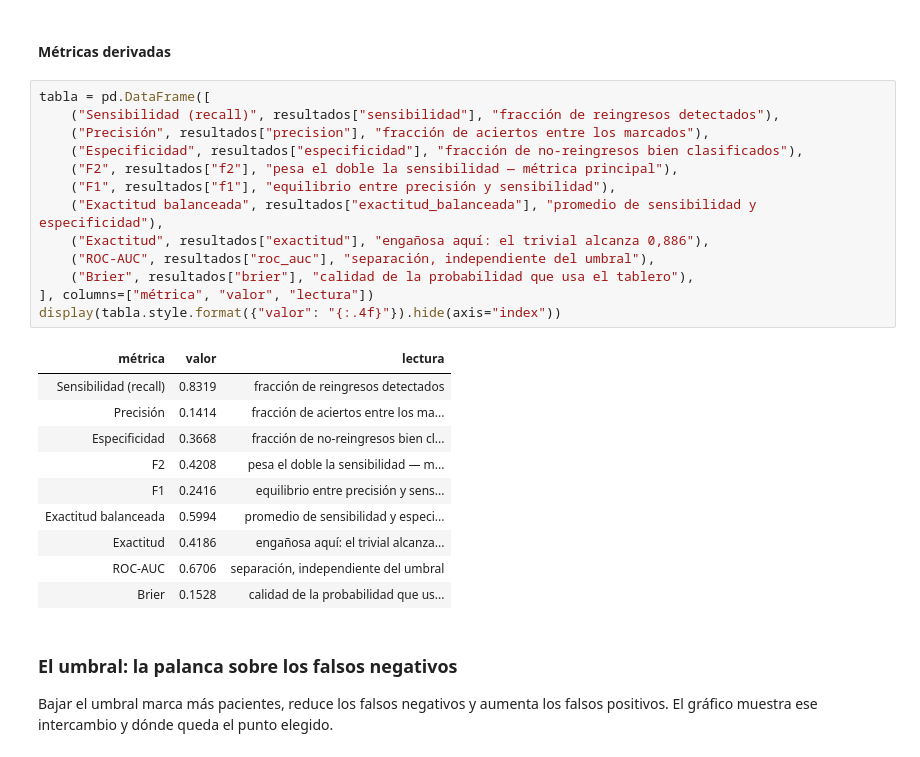
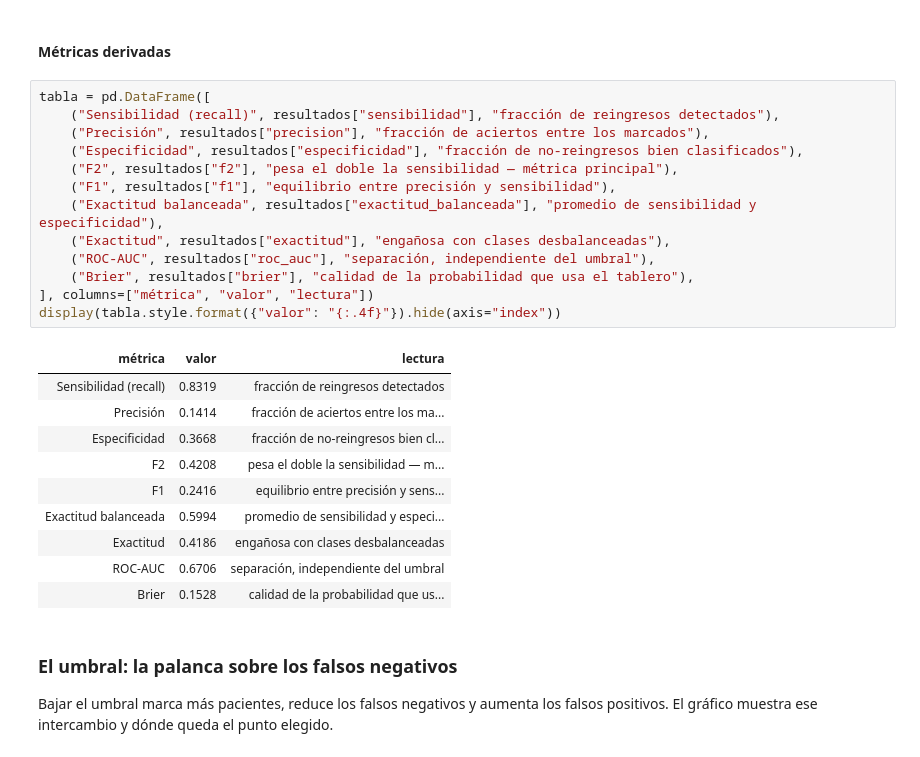
Before and after one commit to katterine2558/maia-pds-microproyecto-api, a Jupyter notebook: notebooks/modelos.ipynb, the cells around one changed output. Saved outputs shown, nothing was run; the diff lists cells and outputs as text.

```diff
--- a/notebooks/modelos.ipynb
+++ b/notebooks/modelos.ipynb
@@ -284,25 +284,25 @@ Seguimientos programados : 12,989  (65.5% de los egresos)
 # %%
 tabla = pd.DataFrame([
     ("Sensibilidad (recall)", resultados["sensibilidad"], "fracción de reingresos detectados"),
     ("Precisión", resultados["precision"], "fracción de aciertos entre los marcados"),
     ("Especificidad", resultados["especificidad"], "fracción de no-reingresos bien clasificados"),
     ("F2", resultados["f2"], "pesa el doble la sensibilidad — métrica principal"),
     ("F1", resultados["f1"], "equilibrio entre precisión y sensibilidad"),
     ("Exactitud balanceada", resultados["exactitud_balanceada"], "promedio de sensibilidad y especificidad"),
-    ("Exactitud", resultados["exactitud"], "engañosa aquí: el trivial alcanza 0,886"),
+    ("Exactitud", resultados["exactitud"], "engañosa con clases desbalanceadas"),
     ("ROC-AUC", resultados["roc_auc"], "separación, independiente del umbral"),
     ("Brier", resultados["brier"], "calidad de la probabilidad que usa el tablero"),
 ], columns=["métrica", "valor", "lectura"])
 display(tabla.style.format({"valor": "{:.4f}"}).hide(axis="index"))
 # %% [output]
 | métrica | valor | lectura |
 | Sensibilidad (recall) | 0.8319 | fracción de reingresos detectados |
 | Precisión | 0.1414 | fracción de aciertos entre los ma... |
 | Especificidad | 0.3668 | fracción de no-reingresos bien cl... |
 | F2 | 0.4208 | pesa el doble la sensibilidad — m... |
 | F1 | 0.2416 | equilibrio entre precisión y sens... |
 | Exactitud balanceada | 0.5994 | promedio de sensibilidad y especi... |
-| Exactitud | 0.4186 | engañosa aquí: el trivial alcanza... |
+| Exactitud | 0.4186 | engañosa con clases desbalanceadas |
 | ROC-AUC | 0.6706 | separación, independiente del umbral |
 | Brier | 0.1528 | calidad de la probabilidad que us... |
 # %% [markdown]
```
Also changed, not shown: parts of 3 cells of this notebook.
